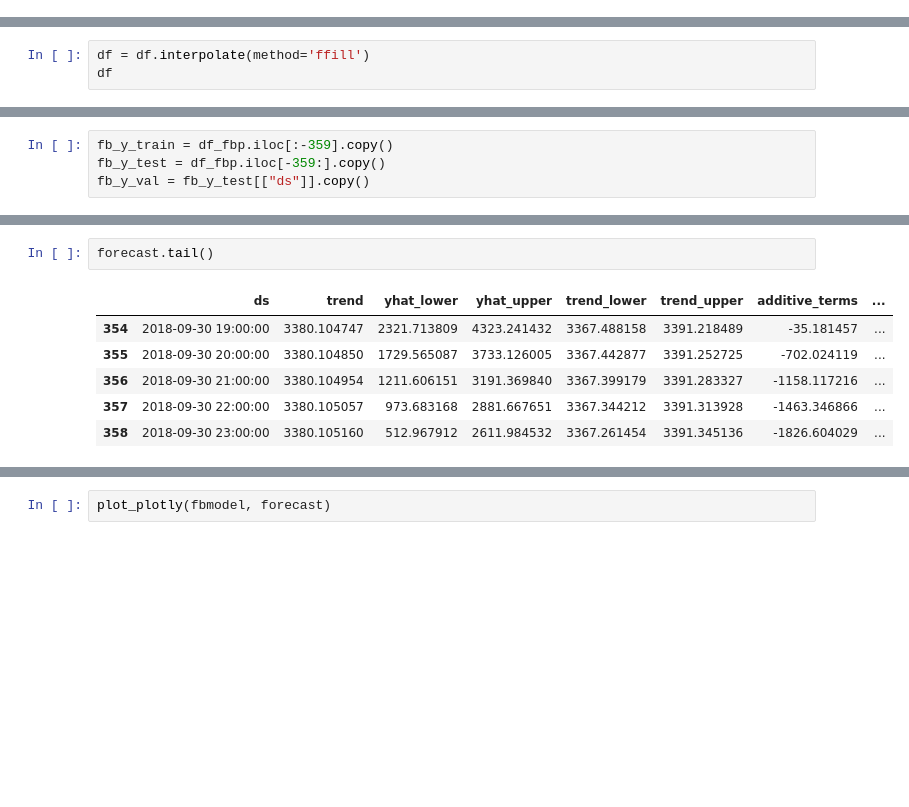
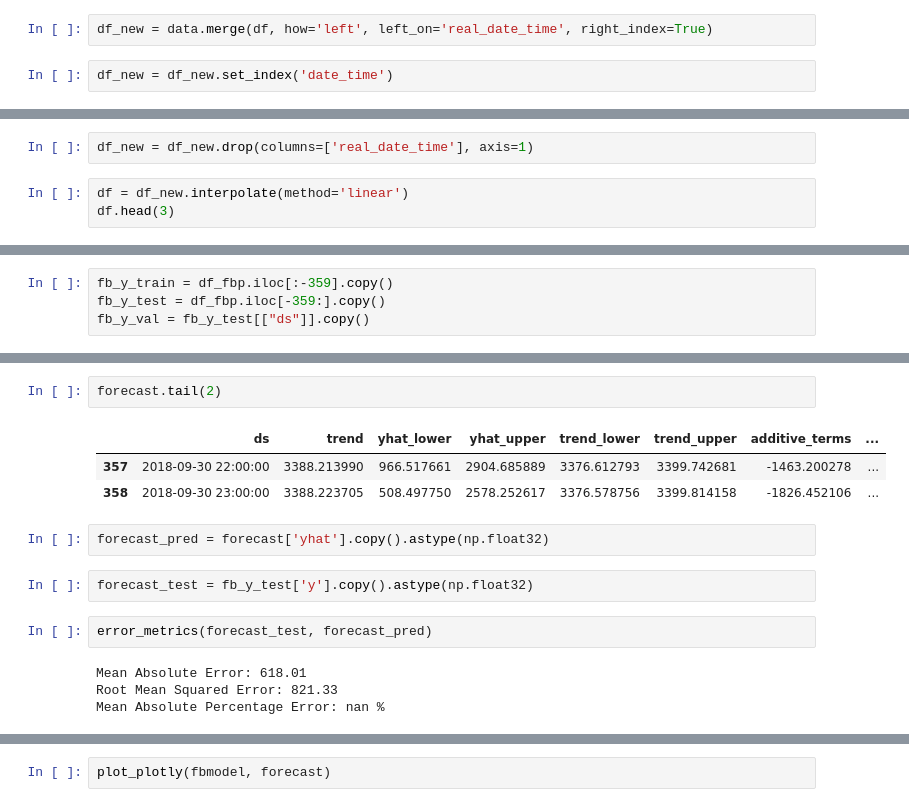
Before and after one commit to aspushkarev/OTUS-ML-Professional, a Jupyter notebook: Times_Series/OTUS_TimeSeries_homework.ipynb, the cells around one changed output, grey strips where cells are left out. Saved outputs shown, nothing was run; the diff lists cells and outputs as text; blank space fills up the shorter version.

```diff
--- a/Times_Series/OTUS_TimeSeries_homework.ipynb
+++ b/Times_Series/OTUS_TimeSeries_homework.ipynb
@@ -150,0 +197,4 @@ DatetimeIndex(['2012-10-02 09:00:00', '2012-10-02 10:00:00',
+# %%
+df_new = data.merge(df, how='left', left_on='real_date_time', right_index=True)
+# %%
+df_new = df_new.set_index('date_time')
@@ -151,4 +213,6 @@ DatetimeIndex(['2012-10-02 09:00:00', '2012-10-02 10:00:00',
+# %%
+df_new = df_new.drop(columns=['real_date_time'], axis=1)
 # %%
-df = df.interpolate(method='ffill')
-df
+df = df_new.interpolate(method='linear')
+df.head(3)
 # %% [output]
@@ -431,13 +513,20 @@ INFO:cmdstanpy:Chain [1] start processing
 INFO:cmdstanpy:Chain [1] done processing
 # %%
-forecast.tail()
+forecast.tail(2)
 # %% [output]
 |  | ds | trend | yhat_lower | yhat_upper | trend_lower | trend_upper | additive_terms | ... |
-| 354 | 2018-09-30 19:00:00 | 3380.104747 | 2321.713809 | 4323.241432 | 3367.488158 | 3391.218489 | -35.181457 | ... |
-| 355 | 2018-09-30 20:00:00 | 3380.104850 | 1729.565087 | 3733.126005 | 3367.442877 | 3391.252725 | -702.024119 | ... |
-| 356 | 2018-09-30 21:00:00 | 3380.104954 | 1211.606151 | 3191.369840 | 3367.399179 | 3391.283327 | -1158.117216 | ... |
-| 357 | 2018-09-30 22:00:00 | 3380.105057 | 973.683168 | 2881.667651 | 3367.344212 | 3391.313928 | -1463.346866 | ... |
-| 358 | 2018-09-30 23:00:00 | 3380.105160 | 512.967912 | 2611.984532 | 3367.261454 | 3391.345136 | -1826.604029 | ... |
+| 357 | 2018-09-30 22:00:00 | 3388.213990 | 966.517661 | 2904.685889 | 3376.612793 | 3399.742681 | -1463.200278 | ... |
+| 358 | 2018-09-30 23:00:00 | 3388.223705 | 508.497750 | 2578.252617 | 3376.578756 | 3399.814158 | -1826.452106 | ... |
+# %%
+forecast_pred = forecast['yhat'].copy().astype(np.float32)
+# %%
+forecast_test = fb_y_test['y'].copy().astype(np.float32)
+# %%
+error_metrics(forecast_test, forecast_pred)
+# %% [output]
+Mean Absolute Error: 618.01
+Root Mean Squared Error: 821.33
+Mean Absolute Percentage Error: nan %
 # %%
 fig2 = fbmodel.plot(forecast, figsize=(14,8))
 plt.plot(fb_y_test["ds"], fb_y_test["y"], c="r", alpha=0.4)
```
Also changed, not shown: parts of 77 cells of this notebook.
